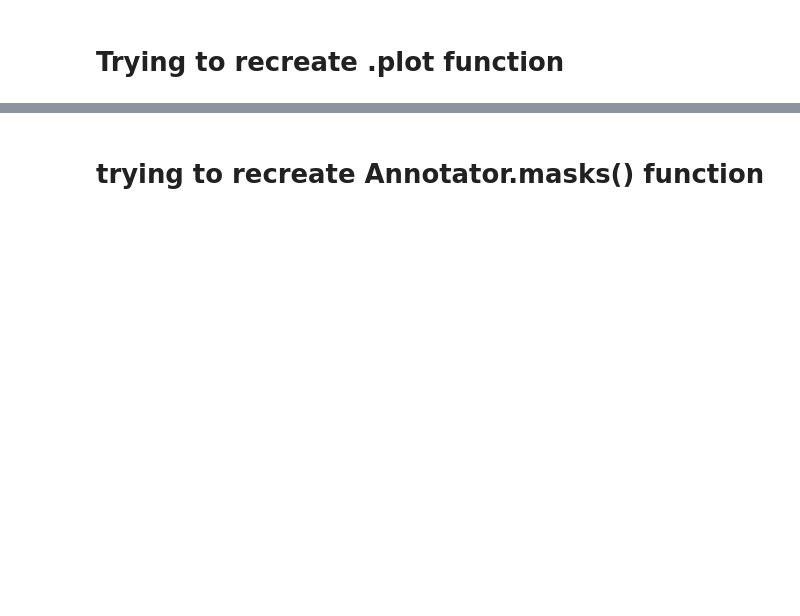
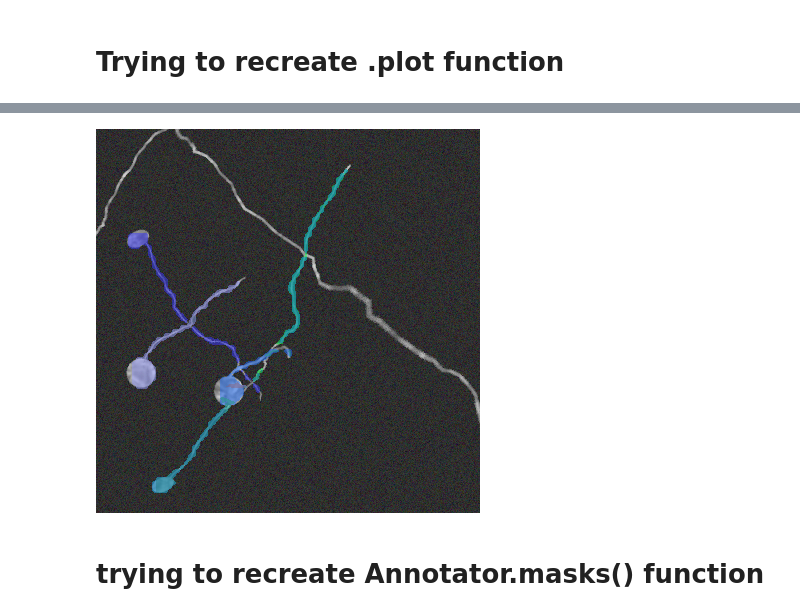
Before and after one commit to nicholastu2/code-playground, a Jupyter notebook: looking-at-masks.ipynb, the cells around one changed output, grey strips where cells are left out. Saved outputs shown, nothing was run; the diff lists cells and outputs as text; code cells hidden in the pictures; blank space fills up the shorter version.

```diff
--- a/looking-at-masks.ipynb
+++ b/looking-at-masks.ipynb
@@ -150,3 +149,8 @@ print([colors(x, True) for x in idx])
+# %%
+i = Image.fromarray(annotator.result())
+i
+# %% [output]
+[figure, added]
 # %% [markdown]
 <h1>trying to recreate Annotator.masks() function</h1>
 # %%
```
Also changed, not shown: parts of 6 cells of this notebook, 1 other file.
